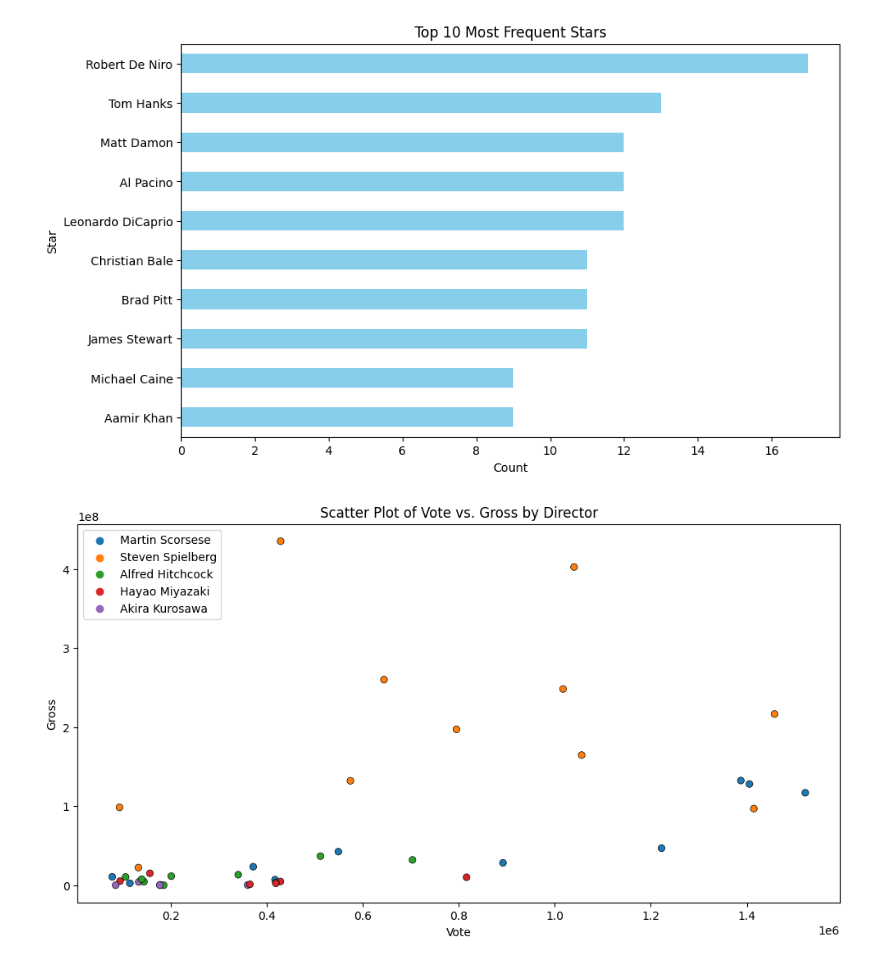
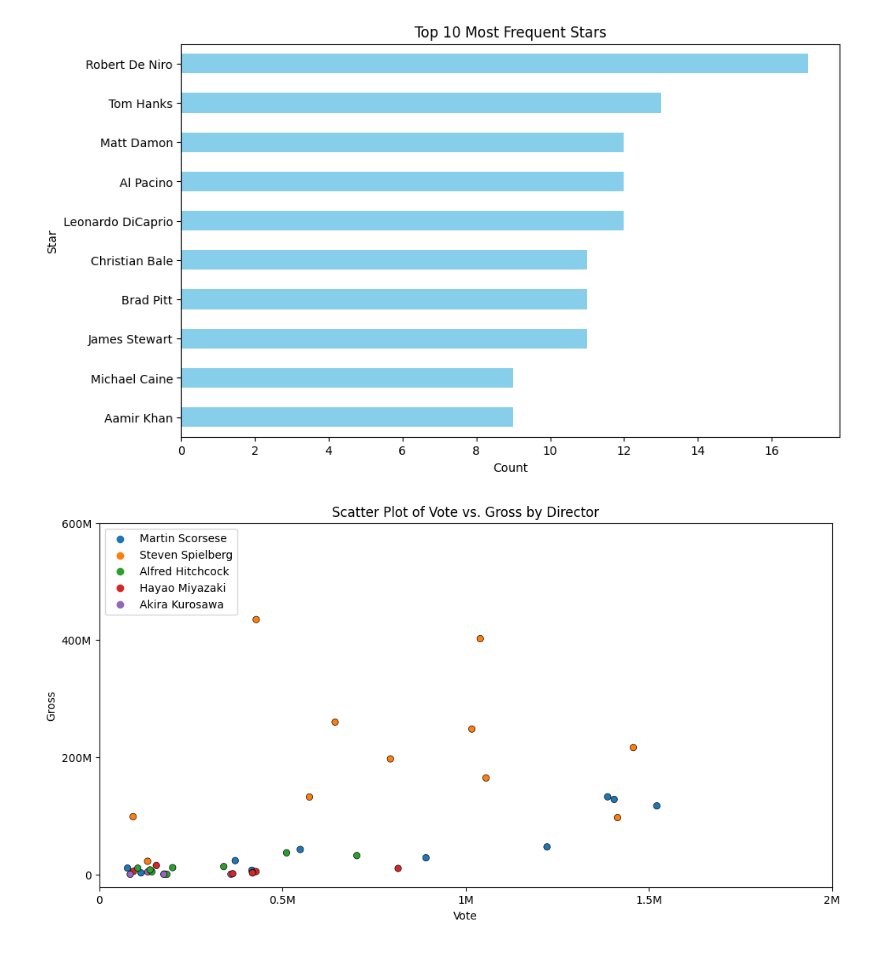
Before and after one commit to TonyLau0524/Python-Project---Web-Scraping, a Jupyter notebook: Python_Assignment_2.ipynb, the cells around one changed output. Drawn from its saved outputs; the diff is of its cells as text; code cells hidden in the pictures.

```diff
--- a/Python_Assignment_2.ipynb
+++ b/Python_Assignment_2.ipynb
@@ -43,7 +43,7 @@ for i in range(1,1000,step):
   film_info = soup.find_all('div', class_ = 'lister-item mode-advanced')
 
   for film in film_info:
-        film_order = film.h3.span.text
+        #film_order = film.h3.span.text
         film_title = film.h3.a.text
         film_year = film.h3.select_one('span:last-of-type').text.split()[-1]
         film_category = film.find('span', class_='genre').get_text(strip=True)
@@ -123,7 +123,7 @@ for i in range(1,1000,step):
 
 
         filmtable = {
-            'order' : film_order,
+
             'title' : film_title,
             'year' : film_year,
             'category' : film_category,
@@ -293,19 +298,27 @@ plt.show()
 # %%
 
 top_director_names = director_counts.head(5).index.tolist()
 filter_condition = film_df1['director'].str[0].isin(top_director_names)
 
 # Apply the filter to get the filtered DataFrame
 ff_df = film_df1[filter_condition]
 filtered_directors_df = ff_df[ff_df['director'].apply(lambda directors: len(directors) == 1)]
 filtered_directors_df_copy = filtered_directors_df.copy()
 filtered_directors_df_copy['director'] = filtered_directors_df_copy['director'].str.join(', ')
 plt.figure(figsize=(12, 6))
 sns.scatterplot(x='vote', y='gross',hue='director', data=filtered_directors_df_copy, color='b', edgecolor='k')
 plt.legend(loc='upper left')
 plt.title('Scatter Plot of Vote vs. Gross by Director')
 plt.xlabel('Vote')
 plt.ylabel('Gross')
+x_ticks = [0,500000, 1000000,1500000, 2000000]
+x_labels = ['0','0.5M', '1M','1.5M', '2M']
+y_ticks = [0, 200000000, 400000000, 600000000]
+y_labels = ['0', '200M', '400M', '600M']
+
+plt.xticks(x_ticks, x_labels)
+plt.yticks(y_ticks, y_labels)
+
 plt.show()
 # %% [output]
-[figure, old version]
+[figure, new version]
```
Also changed, not shown: parts of 6 cells of this notebook.
